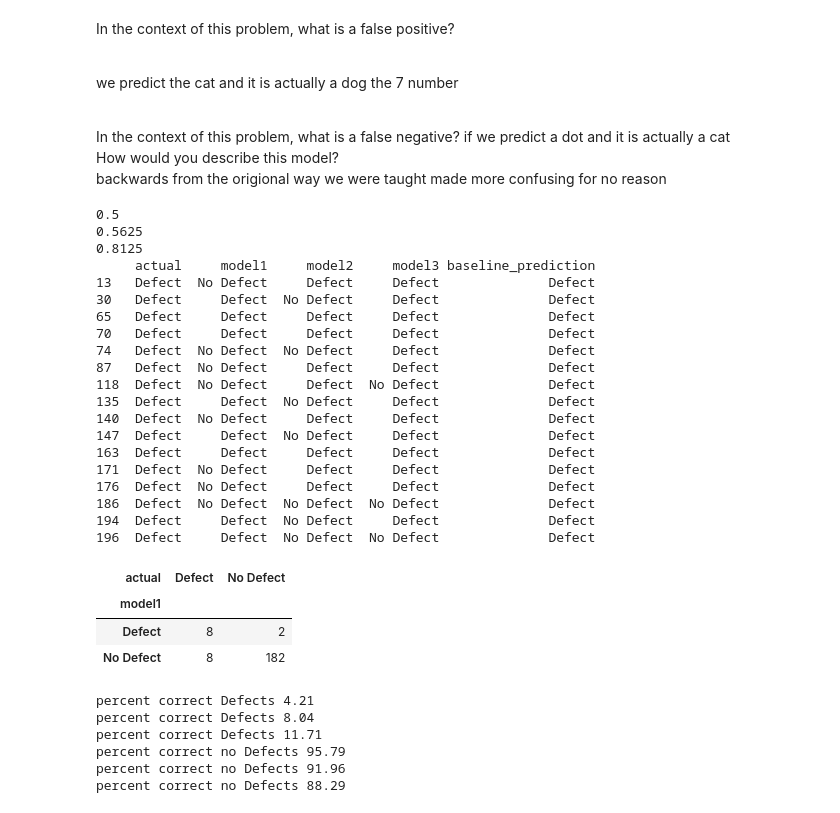
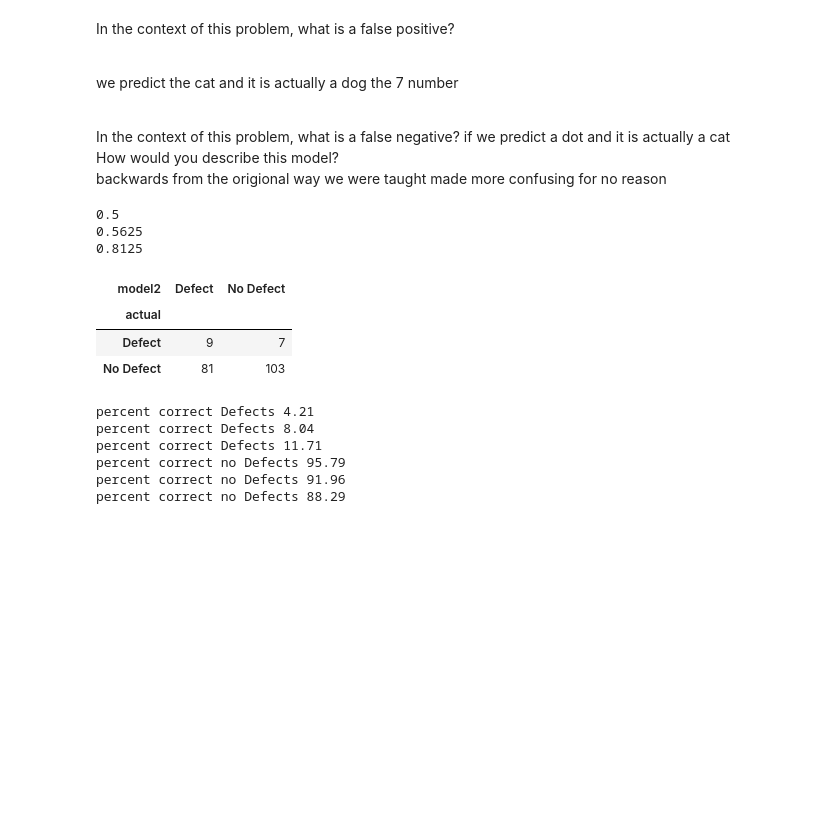
Before and after one commit to Divante222/classification_exercises, a Jupyter notebook: model_evaluation.ipynb, the cells around one changed output. Saved outputs shown, nothing was run; the diff lists cells and outputs as text; code cells hidden in the pictures; blank space fills up the shorter version.

```diff
--- a/model_evaluation.ipynb
+++ b/model_evaluation.ipynb
@@ -43,7 +43,8 @@ df
 
 
 ##usefull info
-# They tell you that they want to identify as many of the ducks that have a defect as possible.
+# They tell you that they want to identify as many of the ducks
+# that have a defect as possible.
 ##usefull info
 
 
@@ -89,61 +90,37 @@ df
 # sensitivity_model_3 = TP_model_3 / (TP_model_3 + FN_model_3) * 100
 
 
 # sensitivity_model_3
 # pd.crosstab(df.actual, df.model1)
 
 
 # FN = predicted it to be negative but it was actually true
 
 df['baseline_prediction'] = "Defect"
 
 # model_accuracy = (df.actual == df.model1).mean() * 100
 
 # baseline_accuracy = (df.actual == df.baseline_prediction).mean()
 
 
 
 subset = df[df.actual == 'Defect']
 
 
 print((subset.actual == subset.model1).mean())
 print((subset.actual == subset.model2).mean())
 print((subset.actual == subset.model3).mean())
 pd.crosstab(df.actual, df.model2)
 
 # precision/PPV
-
-
-
-print(subset)
-
-
-pd.crosstab( df.model1,df.actual)
 # %% [output]
 0.5
 0.5625
 0.8125
-     actual     model1     model2     model3 baseline_prediction
-13   Defect  No Defect     Defect     Defect              Defect
-30   Defect     Defect  No Defect     Defect              Defect
-65   Defect     Defect     Defect     Defect              Defect
-70   Defect     Defect     Defect     Defect              Defect
-74   Defect  No Defect  No Defect     Defect              Defect
-87   Defect  No Defect     Defect     Defect              Defect
-118  Defect  No Defect     Defect  No Defect              Defect
-135  Defect     Defect  No Defect     Defect              Defect
-140  Defect  No Defect     Defect     Defect              Defect
-147  Defect     Defect  No Defect     Defect              Defect
-163  Defect     Defect     Defect     Defect              Defect
-171  Defect  No Defect     Defect     Defect              Defect
-176  Defect  No Defect     Defect     Defect              Defect
-186  Defect  No Defect  No Defect  No Defect              Defect
-194  Defect     Defect  No Defect     Defect              Defect
-196  Defect     Defect  No Defect  No Defect              Defect
-| actual | Defect | No Defect |
-| model1 |  |  |
-| Defect | 8 | 2 |
-| No Defect | 8 | 182 |
+| model2 | Defect | No Defect |
+| actual |  |  |
+| Defect | 9 | 7 |
+| No Defect | 81 | 103 |
 # %%
 model_1_df = df[df.actual == 'Defect']
 model_accuracy = (df.actual == df.model1)
```
Also changed, not shown: parts of 13 cells of this notebook.
